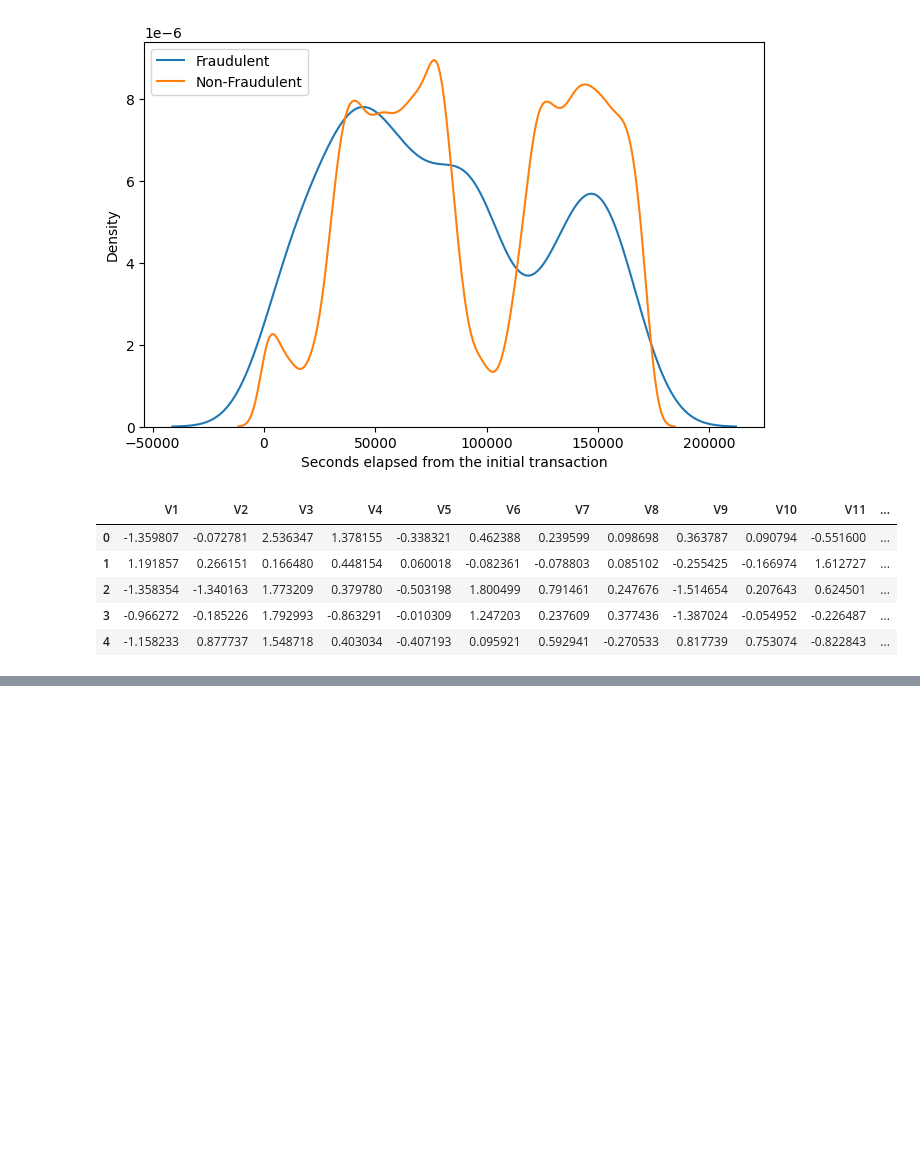
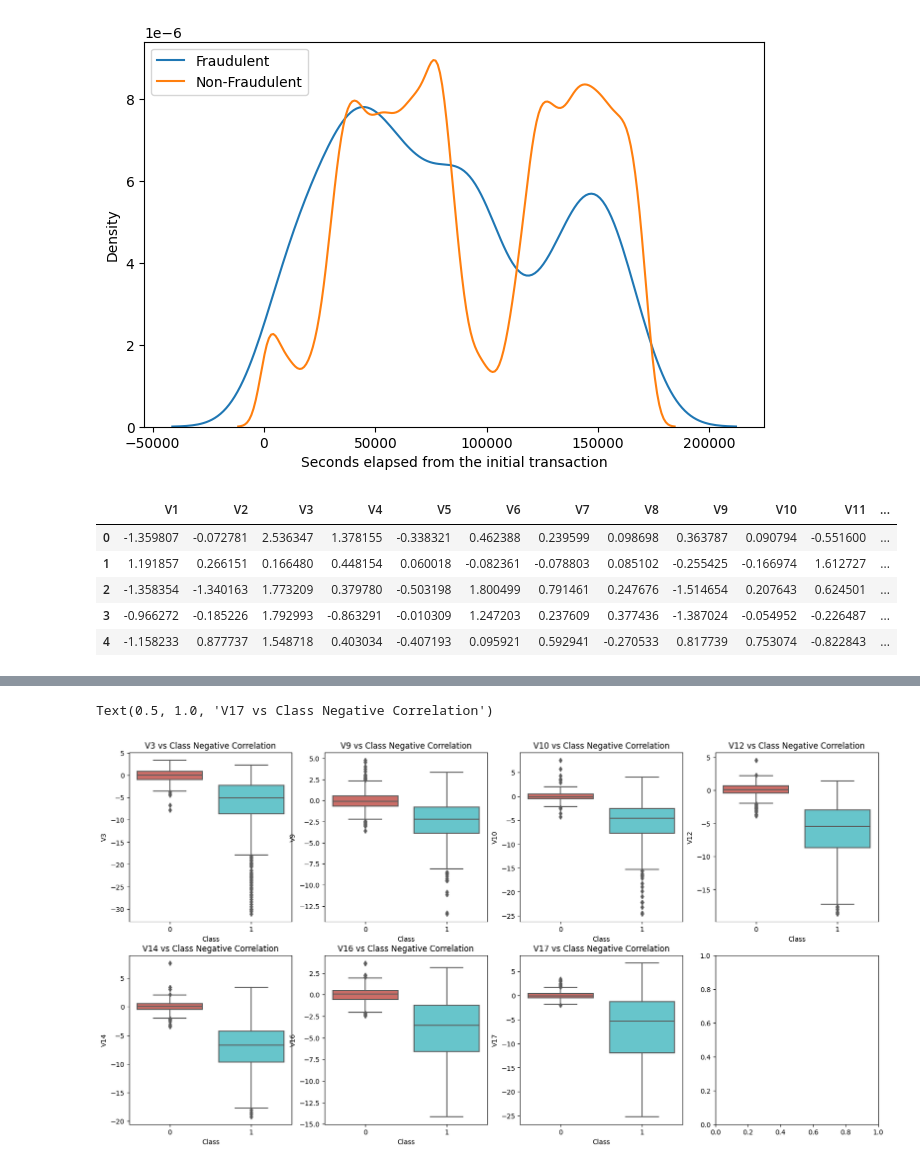
Before and after one commit to devboy02/cc-fraud, a Jupyter notebook: main.ipynb, the cells around one changed output, grey strips where cells are left out. Drawn from its saved outputs; the diff is of its cells as text; code cells hidden in the pictures; blank space fills up the shorter version.

```diff
--- a/main.ipynb
+++ b/main.ipynb
@@ -117,0 +180,25 @@ del features
+# %%
+fig,axes = plt.subplots(ncols=4,nrows=2, figsize=(20,10))
+sns.boxplot(x = "Class" , y='V3' , data = new_df,palette="hls", ax=axes[0][0])
+axes[0][0].set_title('V3 vs Class Negative Correlation')
+
+sns.boxplot(x = "Class" , y='V9' , data = new_df,palette="hls", ax=axes[0][1])
+axes[0][1].set_title('V9 vs Class Negative Correlation')
+
+sns.boxplot(x = "Class" , y='V10' , data = new_df,palette="hls", ax=axes[0][2])
+axes[0][2].set_title('V10 vs Class Negative Correlation')
+
+sns.boxplot(x = "Class" , y='V12' , data = new_df,palette="hls", ax=axes[0][3])
+axes[0][3].set_title('V12 vs Class Negative Correlation')
+
+sns.boxplot(x = "Class" , y='V14' , data = new_df,palette="hls", ax=axes[1][0])
+axes[1][0].set_title('V14 vs Class Negative Correlation')
+
+sns.boxplot(x = "Class" , y='V16' , data = new_df,palette="hls", ax=axes[1][1])
+axes[1][1].set_title('V16 vs Class Negative Correlation')
+
+sns.boxplot(x = "Class" , y='V17' , data = new_df,palette="hls", ax=axes[1][2])
+axes[1][2].set_title('V17 vs Class Negative Correlation')
+# %% [output]
+Text(0.5, 1.0, 'V17 vs Class Negative Correlation')
+[figure, added]
```
Also changed, not shown: parts of 6 cells of this notebook.
